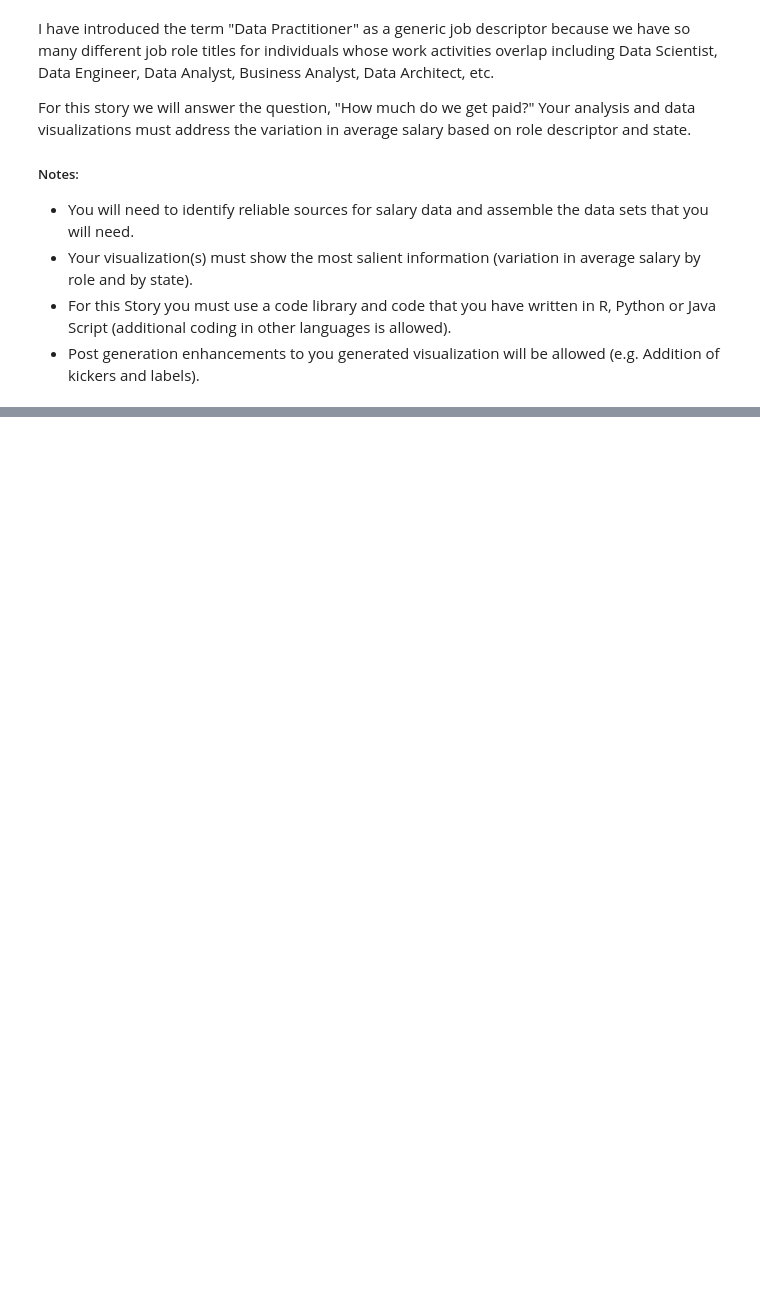
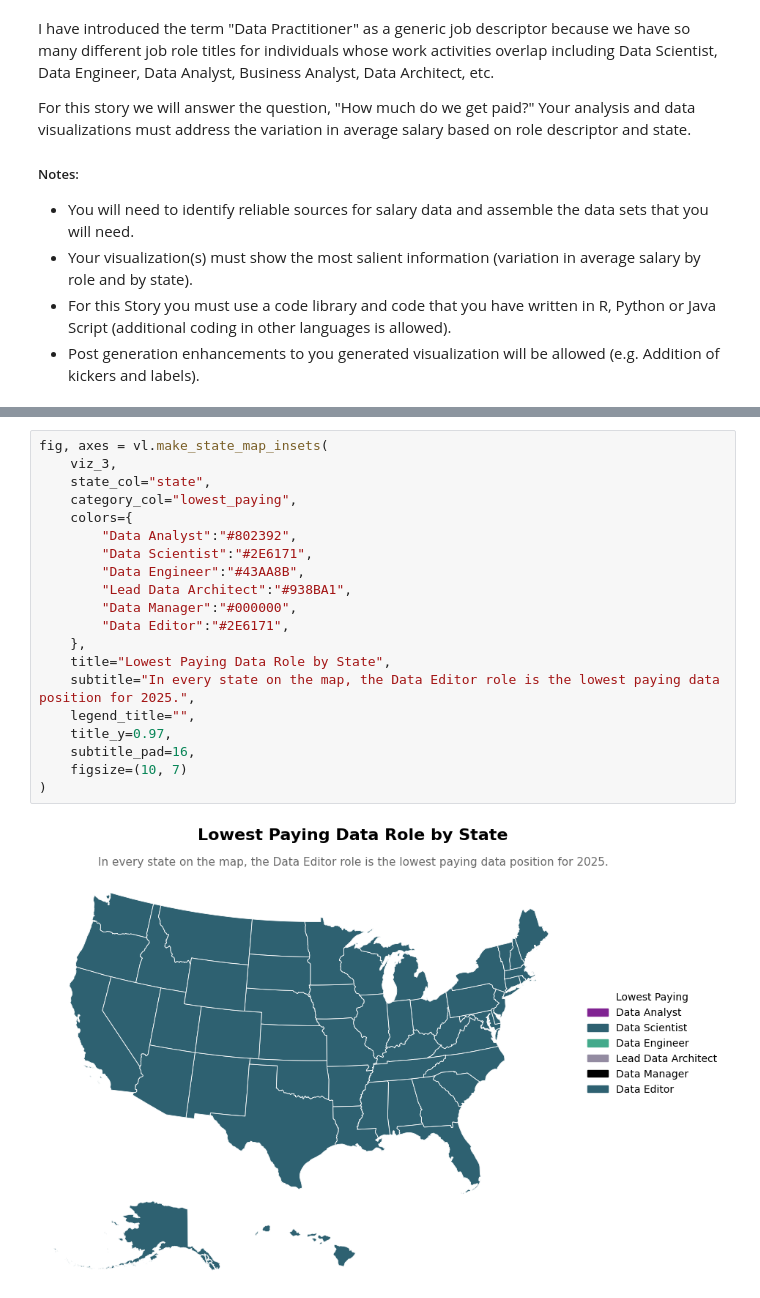
Before and after one commit to jhnboyy/CUNY_SPS_WORK, a Jupyter notebook: FALL2025/DATA608/Story4/Story4.ipynb, the cells around one changed output, grey strips where cells are left out. Drawn from its saved outputs; the diff is of its cells as text; blank space fills up the shorter version.

```diff
--- a/FALL2025/DATA608/Story4/Story4.ipynb
+++ b/FALL2025/DATA608/Story4/Story4.ipynb
@@ -25,0 +267,22 @@ import request
+# %%
+fig, axes = vl.make_state_map_insets(
+    viz_3,
+    state_col="state",
+    category_col="lowest_paying",
+    colors={
+        "Data Analyst":"#802392",
+        "Data Scientist":"#2E6171",
+        "Data Engineer":"#43AA8B",
+        "Lead Data Architect":"#938BA1",
+        "Data Manager":"#000000",
+        "Data Editor":"#2E6171",
+    },
+    title="Lowest Paying Data Role by State",
+    subtitle="In every state on the map, the Data Editor role is the lowest paying data position for 2025.",
+    legend_title="",
+    title_y=0.97,
+    subtitle_pad=16,
+    figsize=(10, 7)
+)
+# %% [output]
+[figure, added]
```
Also changed, not shown: parts of 17 cells of this notebook, 9 other files.
